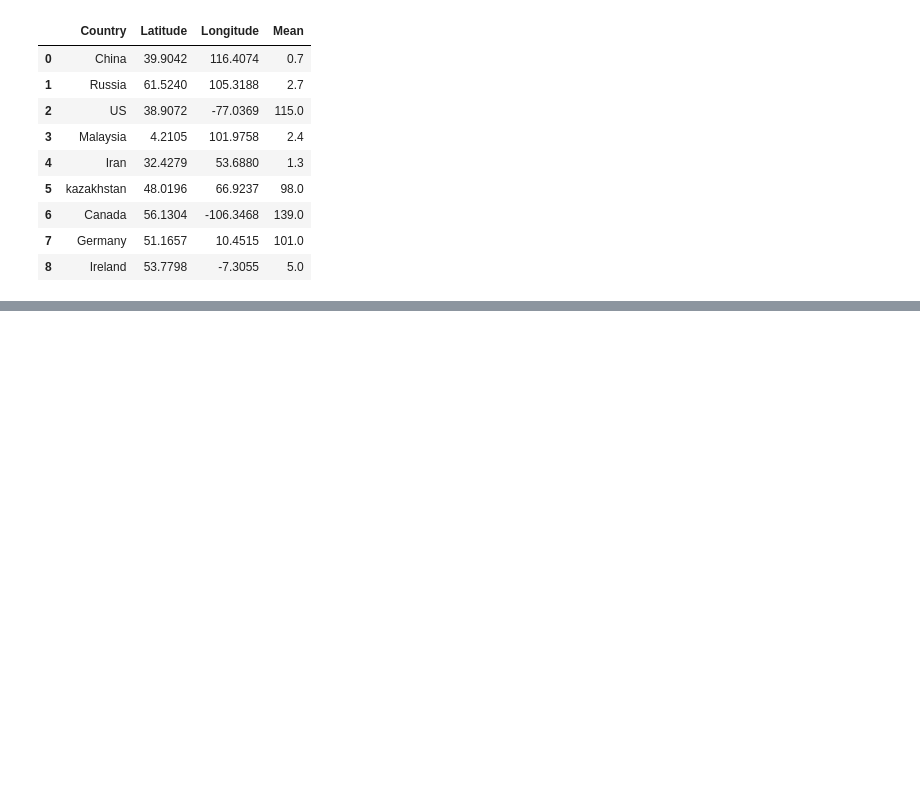
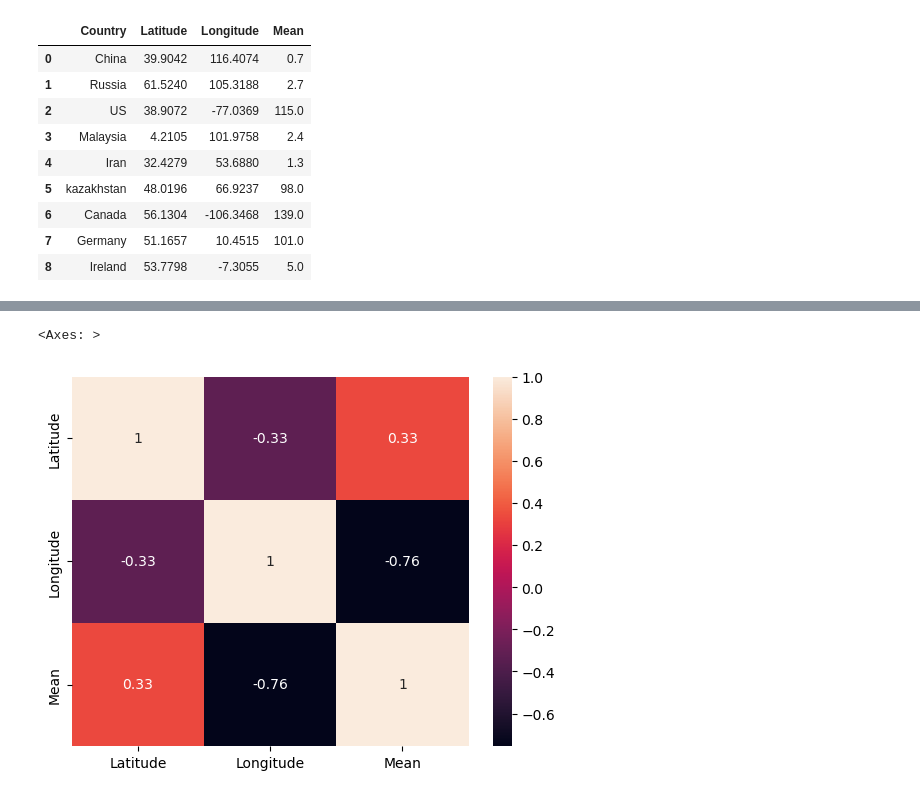
Before and after one commit to Mccalabrese/Bitcoin-Hashrate-simulations-MonteCarlo, a Jupyter notebook: Project8.ipynb, the cells around one changed output, grey strips where cells are left out. Saved outputs shown, nothing was run; the diff lists cells and outputs as text; code cells hidden in the pictures; blank space fills up the shorter version.

```diff
--- a/Project8.ipynb
+++ b/Project8.ipynb
@@ -1095,3 +1132,10 @@ country_geo.head(10)
+# %%
+country_geo = country_geo.select_dtypes(exclude=['object'])
+correlation_matrix = country_geo.corr()
+sns.heatmap(correlation_matrix, annot=True)
+# %% [output]
+<Axes: >
+[figure, added]
 # %%
 # Create a plot to analyze neighborhood info
 
```
Also changed, not shown: parts of 16 cells of this notebook, 11 other files.
